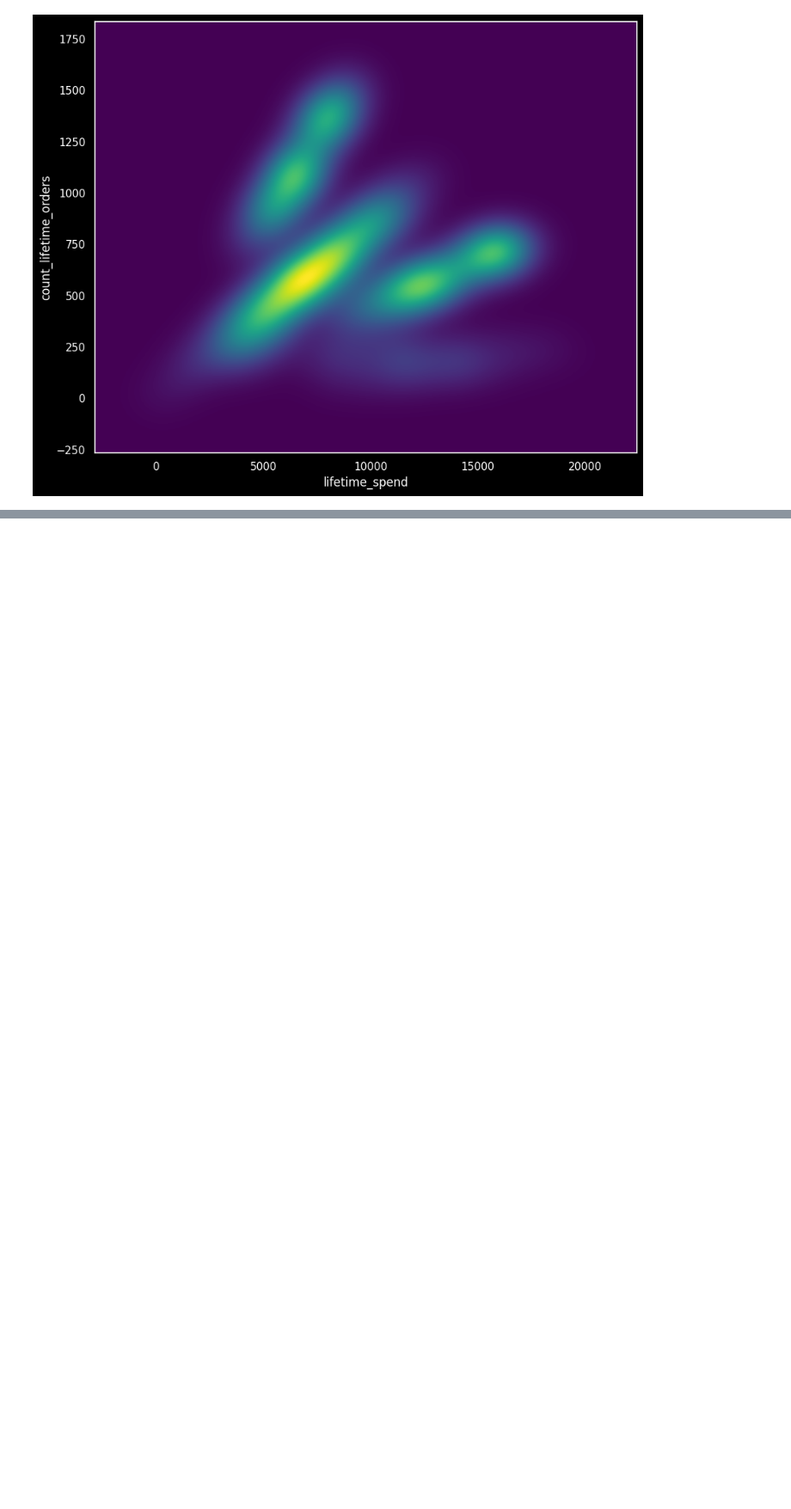
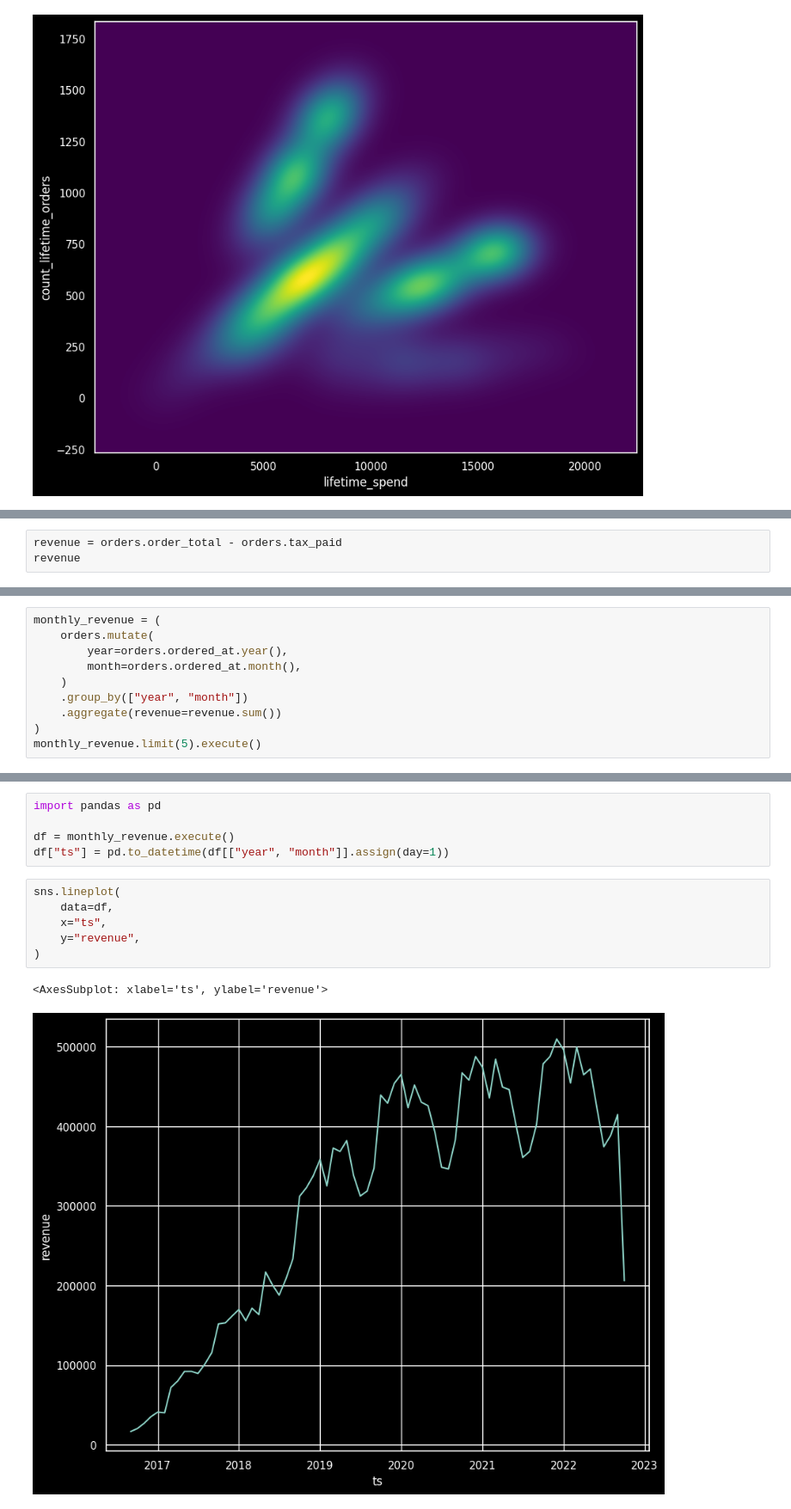
Before and after one commit to dbt-labs/dbt-demo-data, a Jupyter notebook: ibis.ipynb, the cells around one changed output, grey strips where cells are left out. Shown: that part at 86% size. Saved outputs shown, nothing was run; the diff lists cells and outputs as text; blank space fills up the shorter version.

```diff
--- a/ibis.ipynb
+++ b/ibis.ipynb
@@ -416,0 +434,3 @@ sns.kdeplot(
+# %%
+revenue = orders.order_total - orders.tax_paid
+revenue
@@ -416,0 +500,10 @@ sns.kdeplot(
+# %%
+monthly_revenue = (
+    orders.mutate(
+        year=orders.ordered_at.year(),
+        month=orders.ordered_at.month(),
+    )
+    .group_by(["year", "month"])
+    .aggregate(revenue=revenue.sum())
+)
+monthly_revenue.limit(5).execute()
@@ -416,0 +517,14 @@ sns.kdeplot(
+# %%
+import pandas as pd
+
+df = monthly_revenue.execute()
+df["ts"] = pd.to_datetime(df[["year", "month"]].assign(day=1))
+# %%
+sns.lineplot(
+    data=df,
+    x="ts",
+    y="revenue",
+)
+# %% [output]
+<AxesSubplot: xlabel='ts', ylabel='revenue'>
+[figure, added]
```
Also changed, not shown: parts of 13 cells of this notebook.
